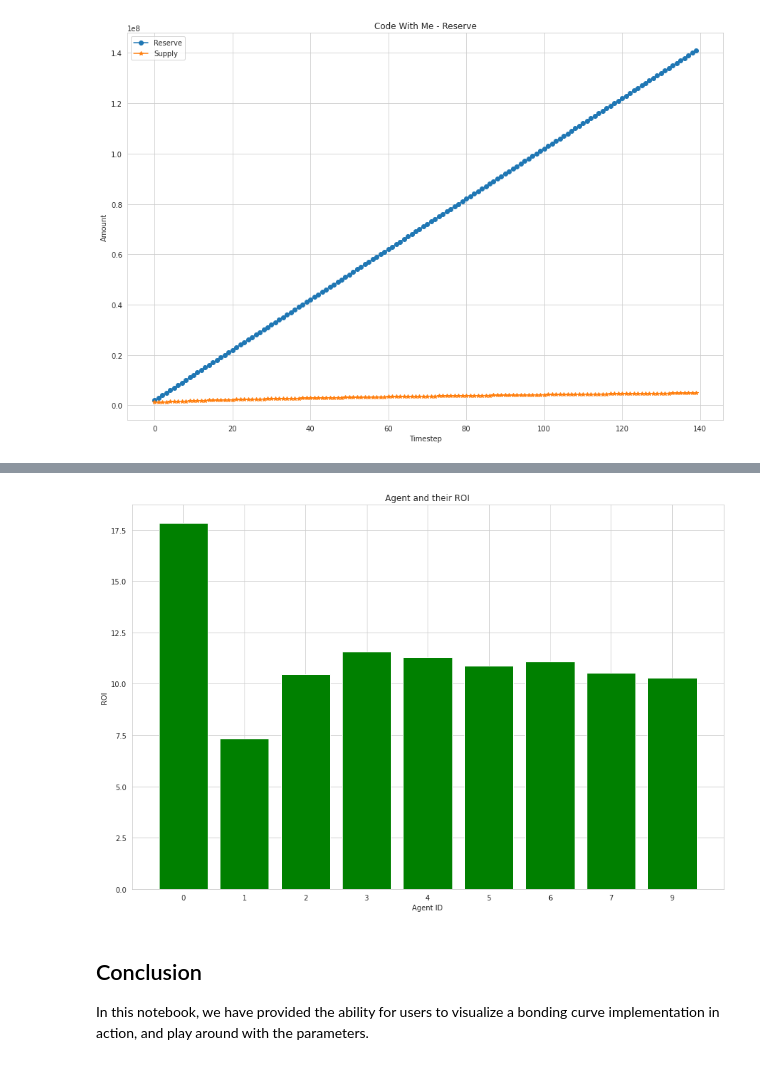
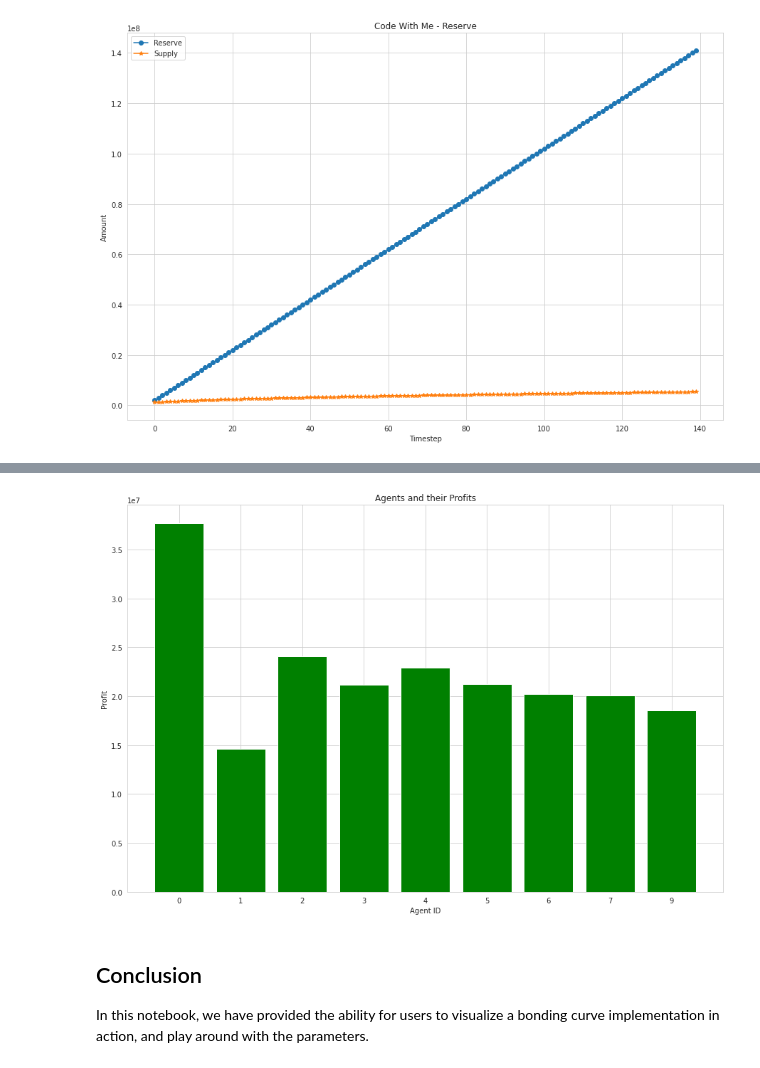
Before and after one commit to BlockScience/Risk-Adjusted-Bonding-Curves, a Jupyter notebook: Code_With_Us/Code With Us.ipynb, the cells around one changed output, grey strips where cells are left out. Saved outputs shown, nothing was run; the diff lists cells and outputs as text; code cells hidden in the pictures.

Commit message:
profit

```diff
--- a/Code_With_Us/Code With Us.ipynb
+++ b/Code_With_Us/Code With Us.ipynb
@@ -379,7 +381,7 @@ agent_payout(experiments,len(New_Timesteps))
 # %%
-agent_ROI(experiments,len(New_Timesteps))
+agent_profit(experiments,len(New_Timesteps))
 # %% [output]
-[figure, old version]
+[figure, new version]
 # %% [markdown]
 ## Conclusion
 
```
Also changed, not shown: parts of 8 cells of this notebook, 1 other file.
